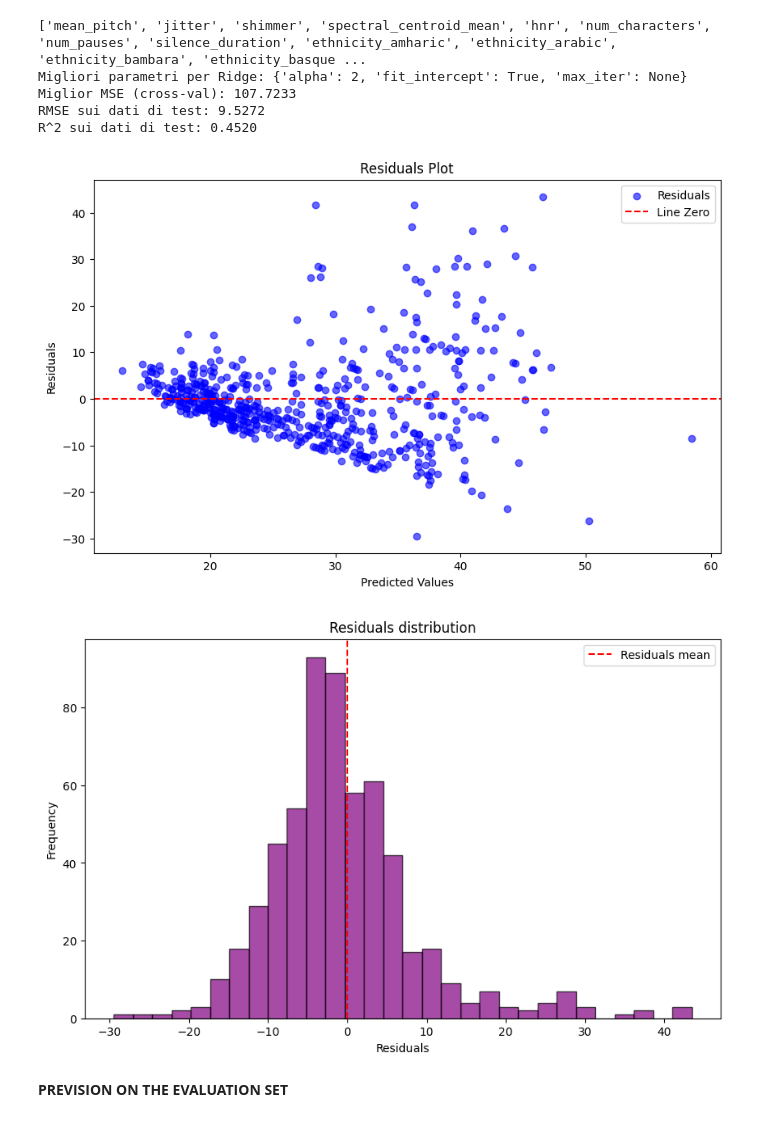
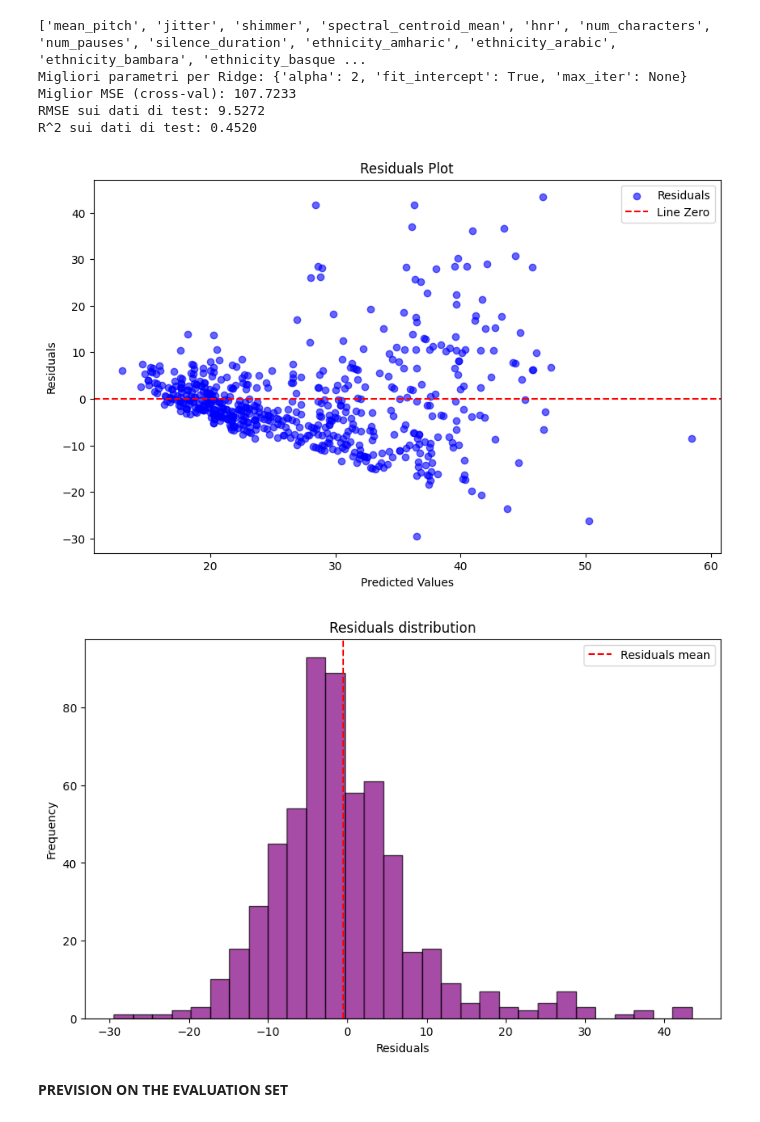
Before and after one commit to RBello02/Homework_Data_science, a Jupyter notebook: codice_da_consegnare.ipynb, the cells around one changed output. Cells and saved outputs as stored; diff of their text form; code cells hidden in the pictures.

```diff
--- a/codice_da_consegnare.ipynb
+++ b/codice_da_consegnare.ipynb
@@ -220,7 +213,8 @@ The best score is obtained for numfeat = 50 and its value is 9.526367154604252
 [figure]
 # %%
 # Computing the best mask
-rfe = RFE(model, n_features_to_select= best_numfeat)
+model = Ridge()
+rfe = RFE(model, n_features_to_select= 50)
 rfe.fit(X_train, y_train)
 
 mask_RI = rfe.support_
@@ -278,31 +272,31 @@ R^2 sui dati di test: 0.4520
 # %%
 # Visual analysis of the residuals --> the aim is to have residuals distributes as a gaussian N(0, sigma2)
 residuals = y_validation - y_pred
 
 # Scatter plot dei residui
 plt.figure(figsize=(10, 6))
 plt.scatter(y_pred, residuals, alpha=0.6, color="blue", label="Residuals")
 plt.axhline(0, color='red', linestyle='--', label="Line Zero")  # Linea di riferimento a residuo zero
 plt.xlabel("Predicted Values")
 plt.ylabel("Residuals")
 plt.title("Residuals Plot")
 plt.legend()
 plt.savefig('residuals_RI_1.pdf', format='pdf', bbox_inches='tight')
 plt.show()
 
 # Istogramma dei residui
 plt.figure(figsize=(10, 6))
 plt.hist(residuals, bins=30, color="purple", edgecolor="black", alpha=0.7)
-plt.axvline(0, color='red', linestyle='--', label="Residuals mean")
+plt.axvline(np.mean(residuals), color='red', linestyle='--', label="Residuals mean")
 plt.xlabel("Residuals")
 plt.ylabel("Frequency")
 plt.title("Residuals distribution")
 plt.legend()
 plt.savefig('residuals_RI_2.pdf', format='pdf', bbox_inches='tight')
 plt.show()
 # %% [output]
 [figure]
-[figure, old version]
+[figure, new version]
 # %% [markdown]
 **PREVISION ON THE EVALUATION SET**
 # %%
```
Also changed, not shown: parts of 13 cells of this notebook, 22 other files.
